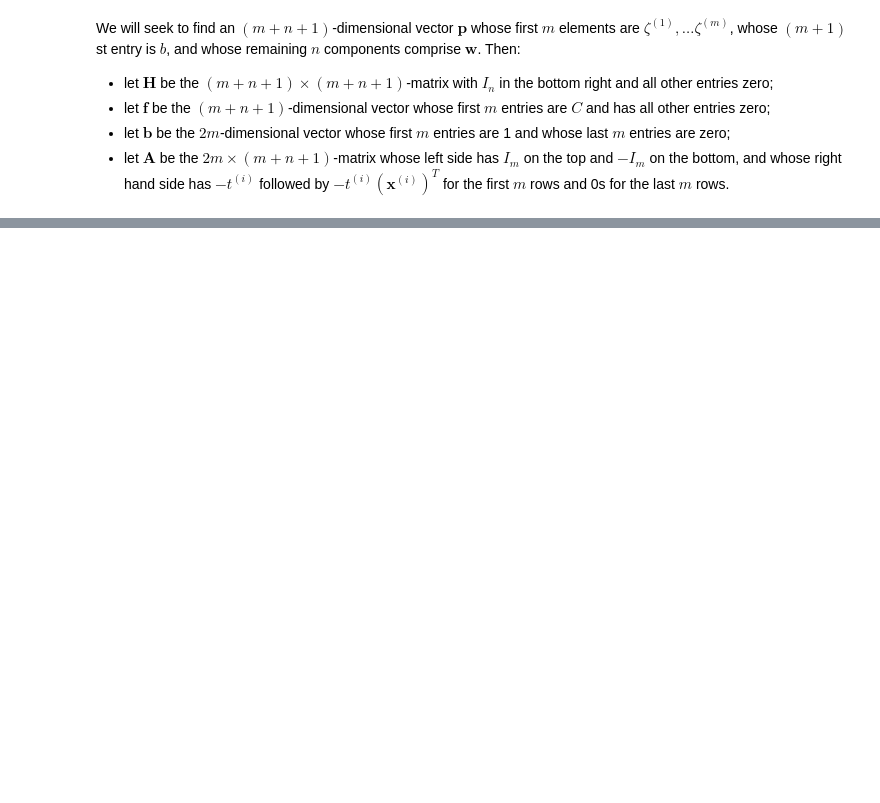
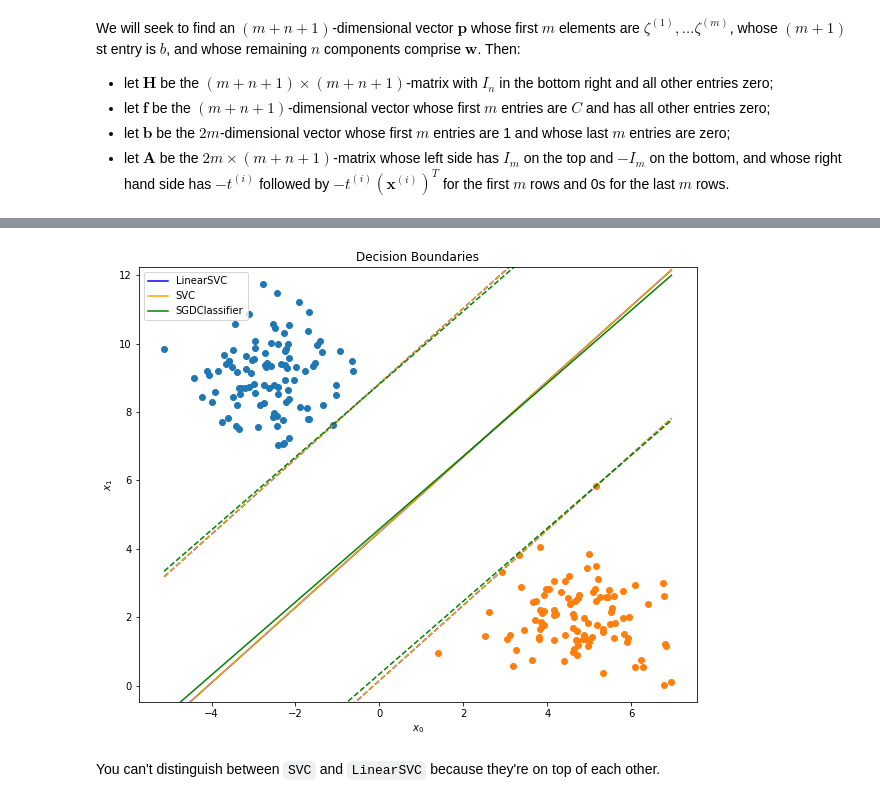
Before and after one commit to chris-leonard/hands-on-machine-learning, a Jupyter notebook: chapter-5/chapter-5-exercises.ipynb, the cells around one changed output, grey strips where cells are left out. Drawn from its saved outputs; the diff is of its cells as text; code cells hidden in the pictures; blank space fills up the shorter version.

```diff
--- a/chapter-5/chapter-5-exercises.ipynb
+++ b/chapter-5/chapter-5-exercises.ipynb
@@ -67,0 +138,60 @@ We will seek to find an $(m+n+1)$-dimensional vector $\mathbf{p}$ whose first $m
+# %%
+# for plotting decision boundaries and margins
+def solve_linear_equation(intercept, coef, x0, cst=0, scaler=None):
+    """
+    Solves intercept + coef[0] * x0 + coef[1] * x1 = cst for x1.
+    If solver provided, it solves in the scaled feature space and then maps back
+    """
+    if scaler:
+        x0 = scaler.transform(np.c_[x0, np.zeros(len(x0))])[:, 0]
+
+    x1 = cst - intercept - coef[0] * x0
+    x1 /= coef[1]
+
+    if scaler:
+        x1 = scaler.inverse_transform(np.c_[np.zeros(len(x1)), x1])[:, 1]
+
+    return x1
+# %%
+def plot_decision_boundary(clf, color, ax=None, label=None):
+    if not ax:
+        fig, ax = plt.subplots(figsize=(10, 8))
+
+    if not label:
+        label = "Decision Boundary"
+
+    x0 = np.linspace(X[:, 0].min(), X[:, 0].max(), 100)
+
+    # decision boundary
+    x1 = solve_linear_equation(clf.intercept_, clf.coef_[0], x0, scaler=scaler)
+
+    # margins
+    x1_neg = solve_linear_equation(
+        clf.intercept_, clf.coef_[0], x0, cst=-1, scaler=scaler
+    )
+    x1_pos = solve_linear_equation(
+        clf.intercept_, clf.coef_[0], x0, cst=1, scaler=scaler
+    )
+
+    ax.plot(x0, x1, color=color, label=label)
+    ax.plot(x0, x1_neg, ls="--", color=color)
+    ax.plot(x0, x1_pos, ls="--", color=color)
+
+
+fig, ax = plt.subplots(figsize=(10, 8))
+
+plot_sample_data(X, y, ax=ax, title="Decision Boundaries")
+
+plot_decision_boundary(lin_svc, "blue", ax=ax, label="LinearSVC")
+plot_decision_boundary(svc, "orange", ax=ax, label="SVC")
+plot_decision_boundary(sgd_clf, "green", ax=ax, label="SGDClassifier")
+
+y_min = X[:, 1].min() - 0.5
+y_max = X[:, 1].max() + 0.5
+ax.set_ylim(bottom=y_min, top=y_max)
+
+ax.legend();
+# %% [output]
+[figure, added]
+# %% [markdown]
+You can't distinguish between `SVC` and `LinearSVC` because they're on top of each other.
```
Also changed, not shown: parts of 13 cells of this notebook.
